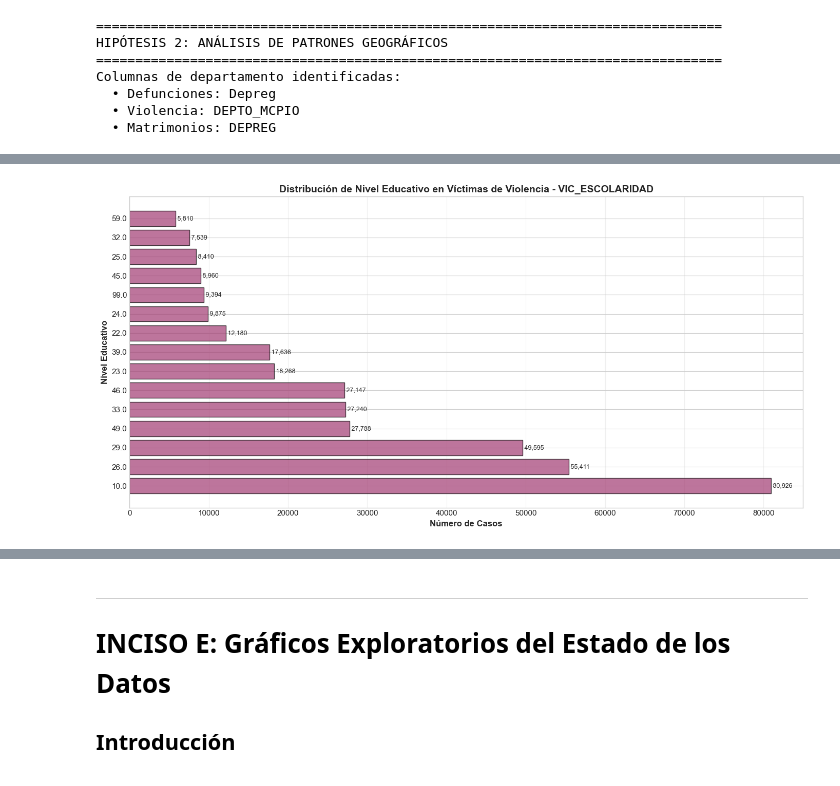
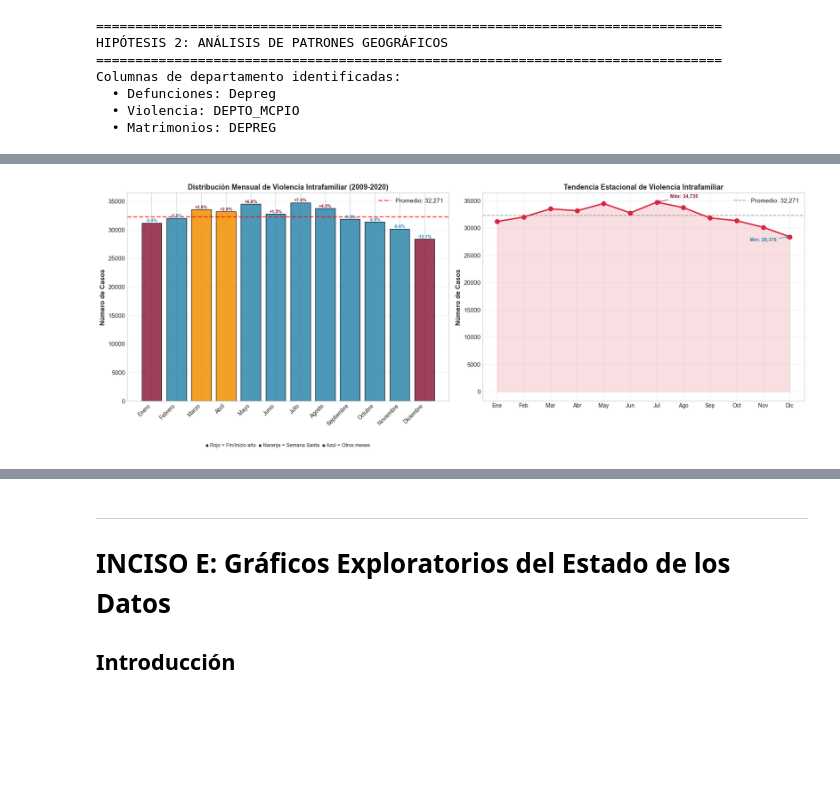
Before and after one commit to FerAHMz/proy1-md, a Jupyter notebook: caso_base.ipynb, the cells around one changed output, grey strips where cells are left out. Drawn from its saved outputs; the diff is of its cells as text; code cells hidden in the pictures; blank space fills up the shorter version.

```diff
--- a/caso_base.ipynb
+++ b/caso_base.ipynb
@@ -634,7 +610,10 @@ else:
     print("\n No se encontró columna de departamento en Defunciones")
 
 if col_depto_vio:
-    df_violencia['Departamento'] = df_violencia[col_depto_vio].map(departamentos_map)
+    # DEPTO_MCPIO contiene códigos combinados depto+municipio (ej: 101=Guatemala ciudad, 501=Escuintla)
+    # Extraer código de departamento dividiendo entre 100
+    df_violencia['cod_depto'] = (df_violencia[col_depto_vio] // 100).astype(int)
+    df_violencia['Departamento'] = df_violencia['cod_depto'].map(departamentos_map)
     violencia_depto = df_violencia['Departamento'].value_counts().head(10)
 
     print("\nTop 10 Departamentos - VIOLENCIA INTRAFAMILIAR:")
@@ -1666,33 +1381,59 @@ Imagen guardada: 10_distribucion_educacion_matrimonios.png - Distribucion de niv
 # %%
-# Análisis de nivel educativo en casos de violencia
-if len(cols_educ_vio) > 0:
-    print("\n" + "="*80)
-    print("DISTRIBUCIÓN DE NIVEL EDUCATIVO EN VÍCTIMAS DE VIOLENCIA")
-    print("="*80)
+# 5.2 Visualización de estacionalidad
+fig, axes = plt.subplots(1, 2, figsize=(18, 7))
 
-    educ_col_vio = cols_educ_vio[0]
+# Barras mensuales con colores por temporada
+df_mes_plot = pd.DataFrame({
+    'Mes': [meses_nombres.get(int(m), f'Mes {m}') for m in dist_mes_vio.index],
+    'Casos': dist_mes_vio.values
+})
 
-    dist_educ_vio = df_violencia[educ_col_vio].value_counts().head(15)
+colors_meses = ['#8B1E3F' if int(m) in [12, 1] else '#F18F01' if int(m) in [3, 4] else '#2E86AB'
+                for m in dist_mes_vio.index]
 
-    print(f"\nDistribución de {educ_col_vio} (Top 15):")
-    for nivel, count in dist_educ_vio.items():
-        pct = (count / len(df_violencia)) * 100
-        print(f"  {str(nivel)[:30]:30s}: {count:>8,} ({pct:>5.2f}%)")
+bars = axes[0].bar(range(len(df_mes_plot)), df_mes_plot['Casos'], color=colors_meses, alpha=0.85, edgecolor='black')
+axes[0].set_xticks(range(len(df_mes_plot)))
+axes[0].set_xticklabels(df_mes_plot['Mes'], rotation=45, ha='right', fontsize=10)
+axes[0].set_ylabel('Número de Casos', fontsize=12, fontweight='bold')
+axes[0].set_title('Distribución Mensual de Violencia Intrafamiliar (2009-2020)', fontsize=13, fontweight='bold')
+axes[0].axhline(y=promedio, color='red', linestyle='--', linewidth=2, alpha=0.7, label=f'Promedio: {promedio:,.0f}')
+axes[0].legend(fontsize=11)
+axes[0].grid(axis='y', alpha=0.3)
 
-    # Visualización
-    plt.figure(figsize=(14, 7))
-    plt.barh(range(len(dist_educ_vio)), dist_educ_vio.values, color='#A23B72', alpha=0.7, edgecolor='black')
-    plt.yticks(range(len(dist_educ_vio)), [str(x)[:40] for x in dist_educ_vio.index])
-    plt.xlabel('Número de Casos', fontsize=12, fontweight='bold')
-    plt.ylabel('Nivel Educativo', fontsize=12, fontweight='bold')
-    plt.title(f'Distribución de Nivel Educativo en Víctimas de Violencia - {educ_col_vio}', fontsize=14, fontweight='bold')
-    plt.grid(axis='x', alpha=0.3)
+# Etiquetas
+for bar, val in zip(bars, df_mes_plot['Casos']):
+    diff_pct = ((val - promedio) / promedio) * 100
+    axes[0].text(bar.get_x() + bar.get_width()/2, bar.get_height() + 200,
+                f'{diff_pct:+.1f}%', ha='center', fontsize=8, fontweight='bold',
+                color='#8B1E3F' if diff_pct > 0 else '#2E86AB')
 
-    # Añadir valores
-    for i, v in enumerate(dist_educ_vio.values):
-        plt.text(v, i, f' {v:,}', va='center', fontsize=9)
+# Leyenda de colores
+axes[0].annotate('■ Rojo = Fin/Inicio año  ■ Naranja = Semana Santa  ■ Azul = Otros meses',
+                xy=(0.5, -0.22), xycoords='axes fraction', ha='center', fontsize=9)
 
-    plt.tight_layout()
-    guardar_figura("distribucion_educacion_violencia", "Distribucion de nivel educativo en victimas de violencia")
-    plt.show()
+# Gráfico 2: Línea de tendencia mensual (reemplaza radar)
+meses_labels = [meses_nombres.get(int(m), f'Mes {m}') for m in dist_mes_vio.index]
+axes[1].plot(range(12), dist_mes_vio.values, marker='o', linewidth=2.5, color='#D7263D', markersize=8, zorder=3)
+axes[1].fill_between(range(12), dist_mes_vio.values, alpha=0.15, color='#D7263D')
+axes[1].axhline(y=promedio, color='gray', linestyle='--', linewidth=1.5, alpha=0.7, label=f'Promedio: {promedio:,.0f}')
+axes[1].set_xticks(range(12))
+axes[1].set_xticklabels([m[:3] for m in meses_labels], fontsize=10)
+axes[1].set_ylabel('Número de Casos', fontsize=12, fontweight='bold')
+axes[1].set_title('Tendencia Estacional de Violencia Intrafamiliar', fontsize=13, fontweight='bold')
+axes[1].legend(fontsize=11)
+axes[1].grid(True, alpha=0.3)
+
+# Anotar máximo y mínimo
+max_idx = dist_mes_vio.values.argmax()
+min_idx = dist_mes_vio.values.argmin()
+axes[1].annotate(f'Máx: {dist_mes_vio.values[max_idx]:,}',
+                xy=(max_idx, dist_mes_vio.values[max_idx]), xytext=(max_idx + 0.5, dist_mes_vio.values[max_idx] + 800),
+                arrowprops=dict(arrowstyle='->', color='#8B1E3F'), fontsize=9, fontweight='bold', color='#8B1E3F')
+axes[1].annotate(f'Mín: {dist_mes_vio.values[min_idx]:,}',
+                xy=(min_idx, dist_mes_vio.values[min_idx]), xytext=(min_idx - 1.5, dist_mes_vio.values[min_idx] - 800),
+                arrowprops=dict(arrowstyle='->', color='#2E86AB'), fontsize=9, fontweight='bold', color='#2E86AB')
+
+plt.tight_layout()
+guardar_figura("h5_estacionalidad_violencia", "Patron estacional de violencia intrafamiliar")
+plt.show()
 # %% [output]
@@ -1716,2 +1441,2 @@ Imagen guardada: 11_distribucion_educacion_violencia.png - Distribucion de nivel
-[figure, old version]
+[figure, new version]
 # %%
```
Also changed, not shown: parts of 38 cells of this notebook, 19 other files.
